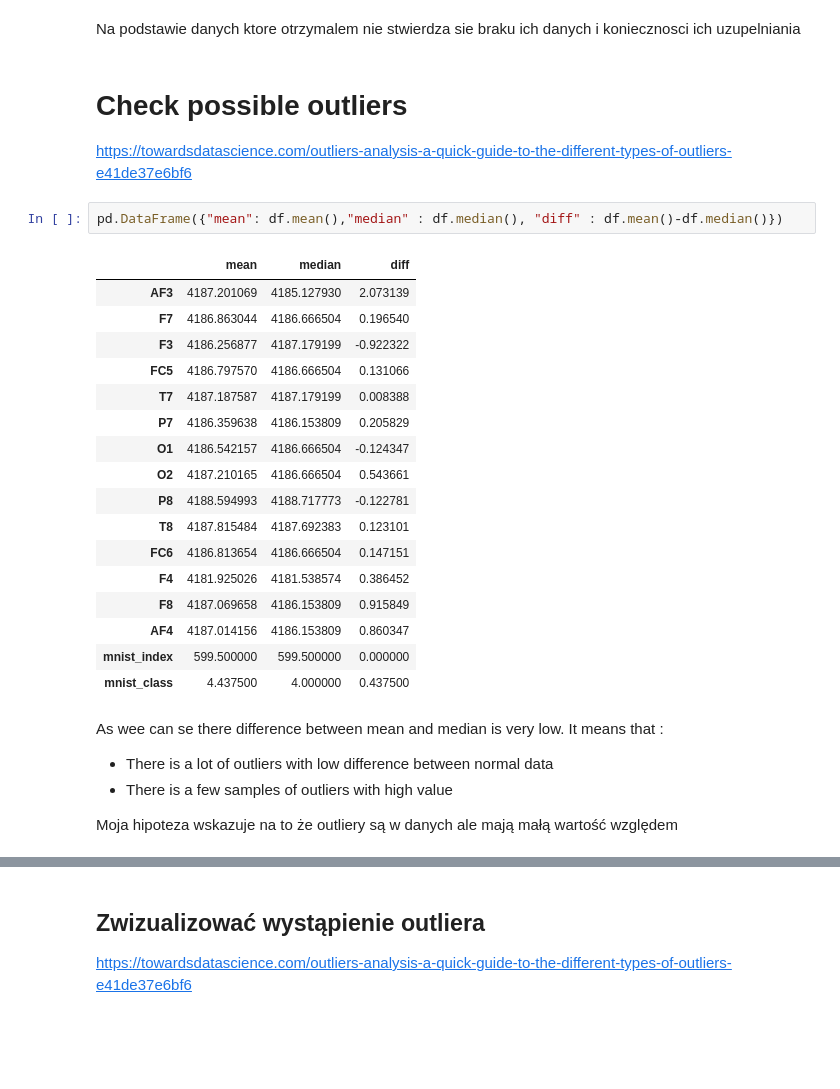
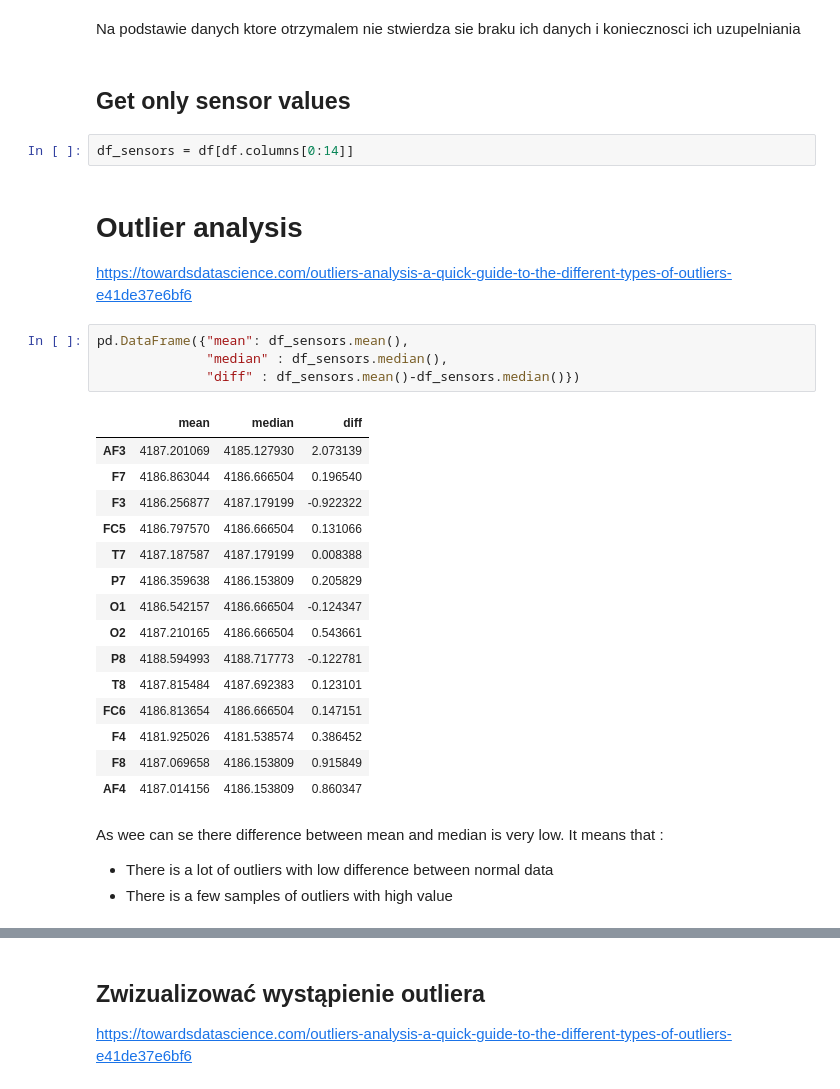
Before and after one commit to MikeG27/BCI_Image_Generation, a Jupyter notebook: notebooks/1.5.MikeG27_EDA.ipynb, the cells around one changed output, grey strips where cells are left out. Cells and saved outputs as stored; diff of their text form; blank space fills up the shorter version.

```diff
--- a/notebooks/1.5.MikeG27_EDA.ipynb
+++ b/notebooks/1.5.MikeG27_EDA.ipynb
@@ -198,36 +198,38 @@ Number of missing data : 0
 | 0 | 0 | 0 | 0 | 0 | 0 | 0 | 0 | 0 | 0 | 0 | 0 | ... |
 # %% [markdown]
 Na podstawie danych ktore otrzymalem nie stwierdza sie braku ich danych i koniecznosci ich uzupelniania
+# %% [markdown]
+## Get only sensor values
+# %%
+df_sensors = df[df.columns[0:14]]
 # %% [markdown]
-# Check possible outliers
+# Outlier analysis
 
 https://towardsdatascience.com/outliers-analysis-a-quick-guide-to-the-different-types-of-outliers-e41de37e6bf6
 # %%
-pd.DataFrame({"mean": df.mean(),"median" : df.median(), "diff" : df.mean()-df.median()})
+pd.DataFrame({"mean": df_sensors.mean(),
+              "median" : df_sensors.median(),
+              "diff" : df_sensors.mean()-df_sensors.median()})
 # %% [output]
 |  | mean | median | diff |
 | AF3 | 4187.201069 | 4185.127930 | 2.073139 |
 | F7 | 4186.863044 | 4186.666504 | 0.196540 |
 | F3 | 4186.256877 | 4187.179199 | -0.922322 |
 | FC5 | 4186.797570 | 4186.666504 | 0.131066 |
 | T7 | 4187.187587 | 4187.179199 | 0.008388 |
 | P7 | 4186.359638 | 4186.153809 | 0.205829 |
 | O1 | 4186.542157 | 4186.666504 | -0.124347 |
 | O2 | 4187.210165 | 4186.666504 | 0.543661 |
 | P8 | 4188.594993 | 4188.717773 | -0.122781 |
 | T8 | 4187.815484 | 4187.692383 | 0.123101 |
 | FC6 | 4186.813654 | 4186.666504 | 0.147151 |
 | F4 | 4181.925026 | 4181.538574 | 0.386452 |
 | F8 | 4187.069658 | 4186.153809 | 0.915849 |
 | AF4 | 4187.014156 | 4186.153809 | 0.860347 |
-| mnist_index | 599.500000 | 599.500000 | 0.000000 |
-| mnist_class | 4.437500 | 4.000000 | 0.437500 |
 # %% [markdown]
 As wee can se there difference between mean and median is very low.
 It means that :
 
  * There is a lot of outliers with low difference between normal data
  * There is a few samples of outliers with high value
-
-Moja hipoteza wskazuje na to że outliery są w danych ale mają małą wartość względem
 # %%
```
Also changed, not shown: parts of 22 cells of this notebook.
